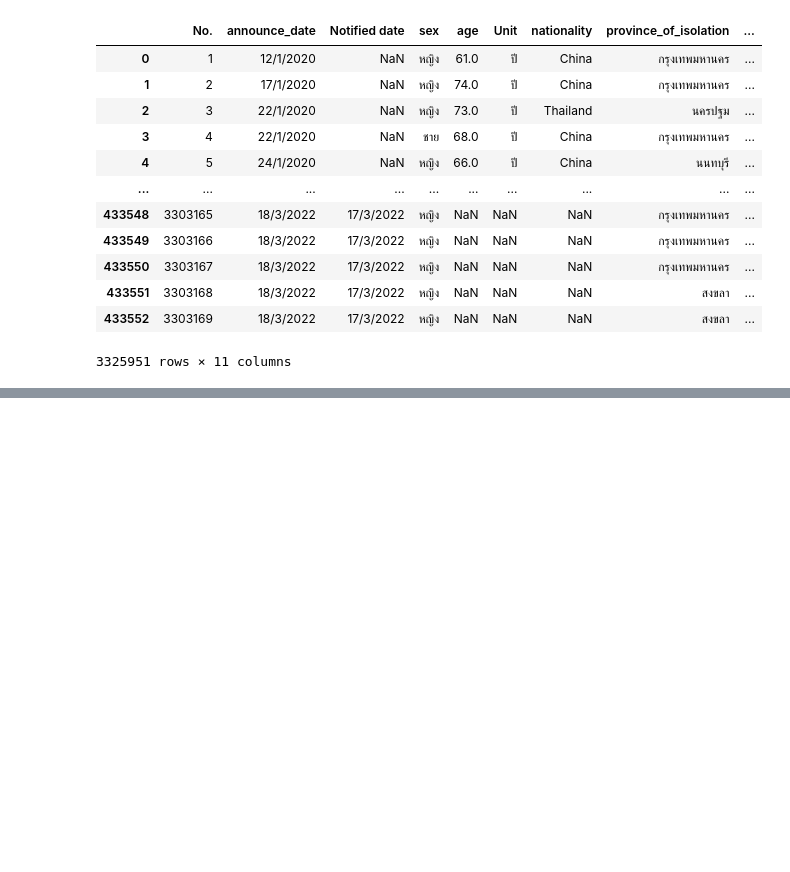
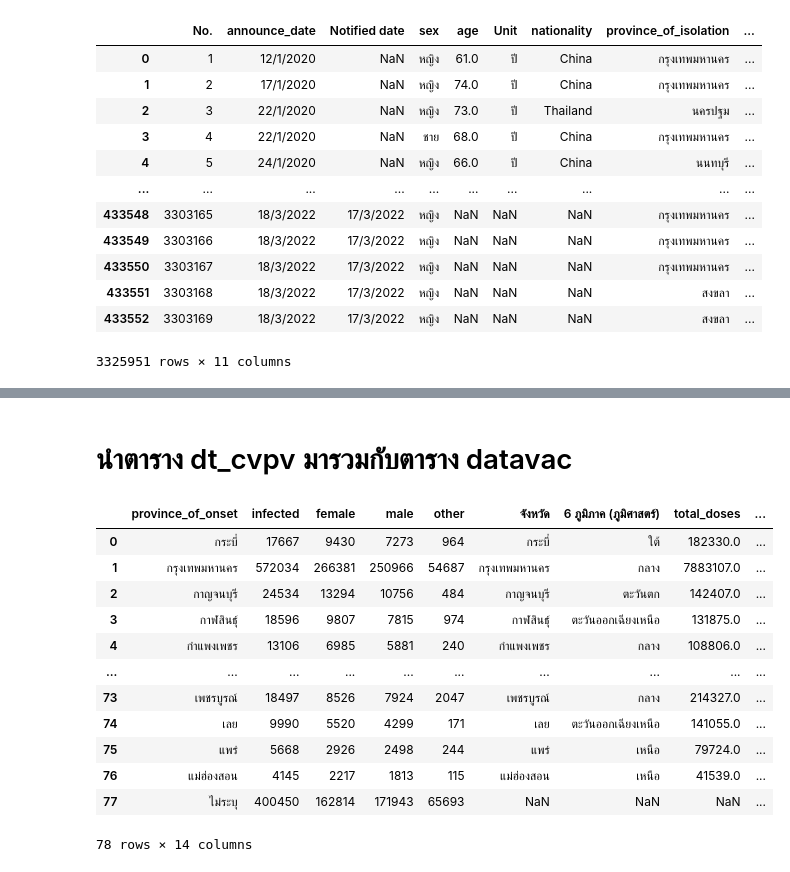
Before and after one commit to PhinyadaPhen/DWDM21, a Jupyter notebook: ProjectDashboard.ipynb, the cells around one changed output, grey strips where cells are left out. Drawn from its saved outputs; the diff is of its cells as text; code cells hidden in the pictures; blank space fills up the shorter version.

Commit message:
Project DashBoard

```diff
--- a/ProjectDashboard.ipynb
+++ b/ProjectDashboard.ipynb
@@ -685,0 +904,3 @@ len(set(data_cv['province_of_onset']))    # ดูว่าข้อมูลใ
+# %%
+pv_province = provincemix[['จังหวัด','6 ภูมิภาค (ภูมิศาสตร์)']] # เลือกให้ตารางโชว์เฉพาะข้อมูลที่เราต้องการ
+pv_province
@@ -685,0 +943,3 @@ len(set(data_cv['province_of_onset']))    # ดูว่าข้อมูลใ
+# %%
+datavac = datavac.iloc[:,1:8] # ตัดตารางที่ต้องการใช้
+datavac
@@ -685,0 +973,3 @@ len(set(data_cv['province_of_onset']))    # ดูว่าข้อมูลใ
+# %%
+dt_cvpv = cv_covid.merge(pv_province,how='left',left_on='province_of_onset',right_on='จังหวัด')
+dt_cvpv
@@ -685,0 +990,19 @@ len(set(data_cv['province_of_onset']))    # ดูว่าข้อมูลใ
+# %% [markdown]
+# นำตาราง dt_cvpv มารวมกับตาราง datavac
+# %%
+dt_DashBoard = dt_cvpv.merge(datavac,how='left',left_on='province_of_onset',right_on='province')
+dt_DashBoard
+# %% [output]
+|  | province_of_onset | infected | female | male | other | จังหวัด | 6 ภูมิภาค (ภูมิศาสตร์) | total_doses | ... |
+| 0 | กระบี่ | 17667 | 9430 | 7273 | 964 | กระบี่ | ใต้ | 182330.0 | ... |
+| 1 | กรุงเทพมหานคร | 572034 | 266381 | 250966 | 54687 | กรุงเทพมหานคร | กลาง | 7883107.0 | ... |
+| 2 | กาญจนบุรี | 24534 | 13294 | 10756 | 484 | กาญจนบุรี | ตะวันตก | 142407.0 | ... |
+| 3 | กาฬสินธุ์ | 18596 | 9807 | 7815 | 974 | กาฬสินธุ์ | ตะวันออกเฉียงเหนือ | 131875.0 | ... |
+| 4 | กำแพงเพชร | 13106 | 6985 | 5881 | 240 | กำแพงเพชร | กลาง | 108806.0 | ... |
+| ... | ... | ... | ... | ... | ... | ... | ... | ... | ... |
+| 73 | เพชรบูรณ์ | 18497 | 8526 | 7924 | 2047 | เพชรบูรณ์ | กลาง | 214327.0 | ... |
+| 74 | เลย | 9990 | 5520 | 4299 | 171 | เลย | ตะวันออกเฉียงเหนือ | 141055.0 | ... |
+| 75 | แพร่ | 5668 | 2926 | 2498 | 244 | แพร่ | เหนือ | 79724.0 | ... |
+| 76 | แม่ฮ่องสอน | 4145 | 2217 | 1813 | 115 | แม่ฮ่องสอน | เหนือ | 41539.0 | ... |
+| 77 | ไม่ระบุ | 400450 | 162814 | 171943 | 65693 | NaN | NaN | NaN | ... |
+78 rows × 14 columns
```
Also changed, not shown: parts of 74 cells of this notebook.
